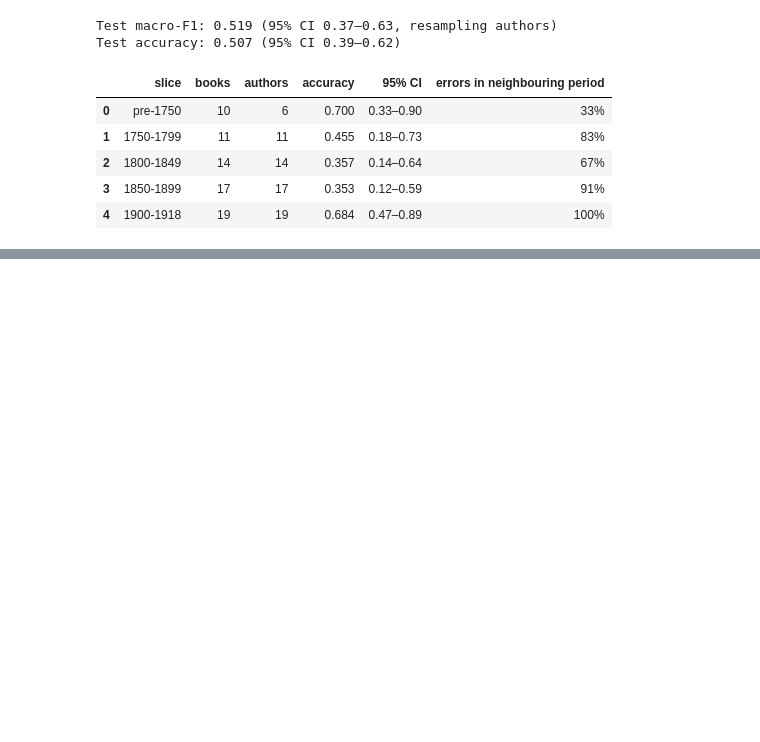
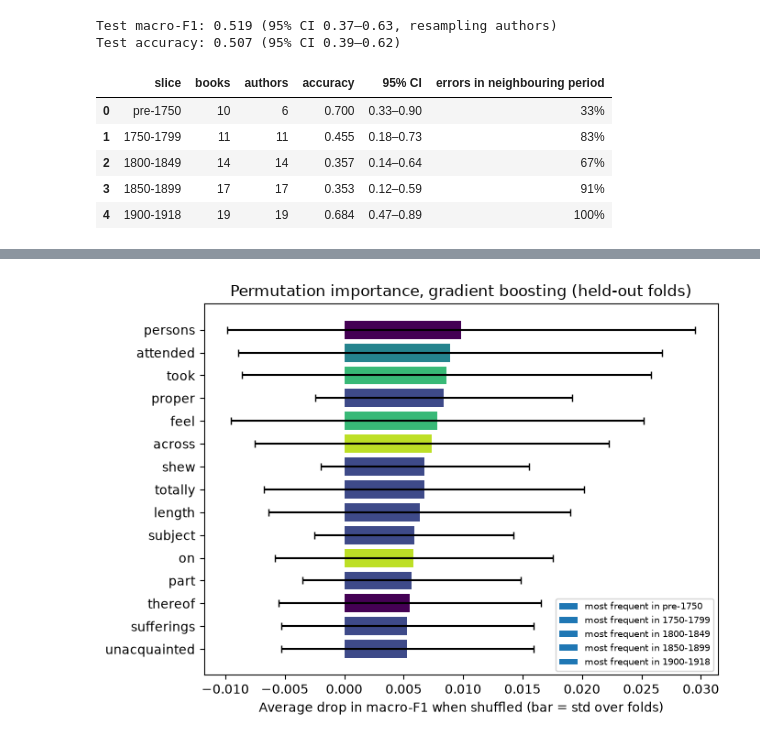
Before and after one commit to JamFog/Machine-Learning-Project, a Jupyter notebook: notebooks/06_errors_interpretation.ipynb, the cells around one changed output, grey strips where cells are left out. Saved outputs shown, nothing was run; the diff lists cells and outputs as text; code cells hidden in the pictures; blank space fills up the shorter version.

```diff
--- a/notebooks/06_errors_interpretation.ipynb
+++ b/notebooks/06_errors_interpretation.ipynb
@@ -203,0 +334,16 @@ Test accuracy: 0.507 (95% CI 0.39–0.62)
+# %%
+top = importance.head(15).iloc[::-1]
+colours = dict(zip(PERIODS, plt.cm.viridis(np.linspace(0, 0.9, len(PERIODS)))))
+fig, ax = plt.subplots(figsize=(7, 5))
+ax.barh(top.index, top["mean_drop_macro_f1"], xerr=top["std_over_folds"],
+        color=[colours[p] for p in top["most_frequent_in"]], capsize=3)
+for p in PERIODS:
+    ax.barh([], [], color=colours[p], label=f"most frequent in {p}")
+ax.set_xlabel("Average drop in macro-F1 when shuffled (bar = std over folds)")
+ax.set_title("Permutation importance, gradient boosting (held-out folds)")
+ax.legend(fontsize=7, loc="lower right")
+plt.tight_layout()
+plt.savefig(config.FIGURES_DIR / "permutation_importance_boosting.png", dpi=150)
+plt.show()
+# %% [output]
+[figure, added]
```
Also changed, not shown: parts of 18 cells of this notebook, 7 other files.
